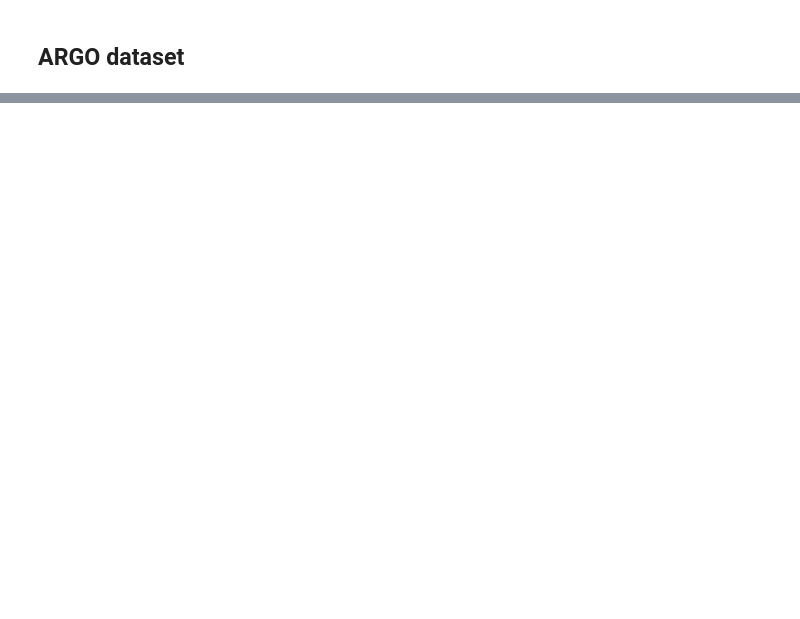
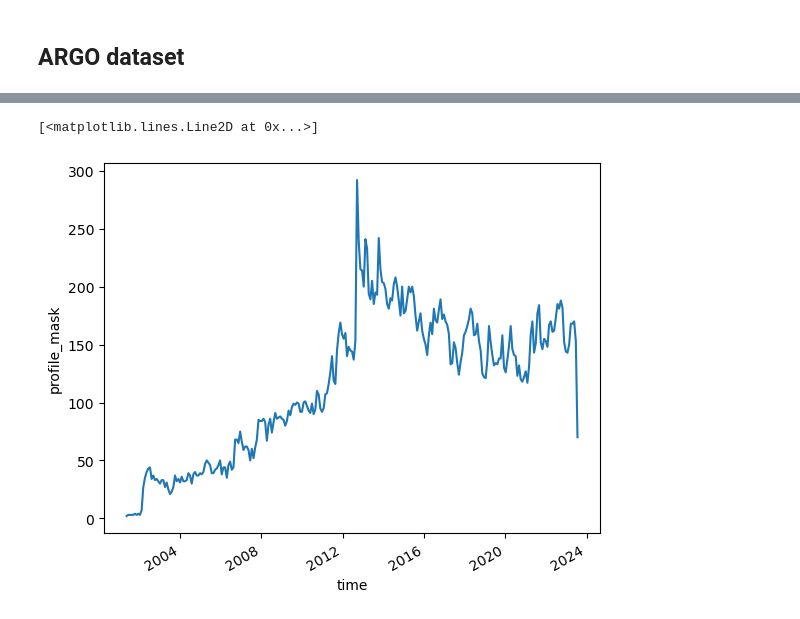
Before and after one commit to ywoelker/rapid-geostrophic-reconstruction, a Jupyter notebook: rapid_umo_reconstruction/04_dataset_creation.ipynb, the cells around one changed output, grey strips where cells are left out. Cells and saved outputs as stored; diff of their text form; code cells hidden in the pictures; blank space fills up the shorter version.

Commit message:
finished argo dataset

```diff
--- a/rapid_umo_reconstruction/04_dataset_creation.ipynb
+++ b/rapid_umo_reconstruction/04_dataset_creation.ipynb
@@ -20,6 +20,10 @@ create_numpy_dataset('ds_pos_obs_std', 't_umo_obs', temporal_resample='10D')
 create_numpy_dataset('ds_pos_sim_miss_std', 't_umo_sim_miss', temporal_resample='10D')
 # %% [markdown]
 ## ARGO dataset
+# %%
+import xarray as xr
+file_name_moorings = 'ds_pos_obs'
+ds_pos_obs = xr.open_dataset(f'../rapid-geostrophic-reconstruction/data/{file_name_moorings}.nc')
 # %%
 from pathlib import Path
 
@@ -68,6 +31,0 @@ array([ 1.,  1., nan,  1., nan,  1.,  1.,  1.,  1.,  1.,  1.,  1.,  1.,
-# %%
-times = []
-
-for file in list_of_files:
-    ds = open_dataset(file)
-    times.append(ds.TIME.data)
@@ -132,18 +31,0 @@ AttributeError: 'numpy.ndarray' object has no attribute 'to_dataframe'
-# %%
-times = []
-
-for file in list_of_files:
-    ds = open_dataset(file)
-
-    ds["TIME"] = ds.TIME.dt.floor('D')
-
-
-    times.append(ds.TIME.data)
-
-
-unique_times, counts = np.unique(np.concatenate(times), return_counts=True)
-
-max_count = counts.max()
-
-
-print(max_count )
@@ -162,0 +32,13 @@ ds_argo.isel(TIME = 0).drop_vars('PRES').assign_coords(DEPTH = ds_argo.PRES.isel
+# %%
+import gsw
+def add_ct_and_rho(ds_pos):
+
+    ds_pos["ct"] = gsw.conversions.CT_from_t(ds_pos.salinity, ds_pos.temperature, ds_pos.pressure)
+    ds_pos["ct"].attrs["long_name"] = "Conservative Temperature"
+    ds_pos["ct"].attrs["units"] = "degC"
+
+    ds_pos["rho"] = gsw.density.rho(ds_pos.salinity, ds_pos.ct, ds_pos.pressure)
+    ds_pos["rho"].attrs["long_name"] = "Density"
+    ds_pos["rho"].attrs["units"] = "kg/m3"
+
+    return ds_pos
@@ -162,0 +192,5 @@ ds_argo.isel(TIME = 0).drop_vars('PRES').assign_coords(DEPTH = ds_argo.PRES.isel
+# %%
+ds_argo_merged.profile_mask.sum('pos').plot()
+# %% [output]
+[<matplotlib.lines.Line2D at 0x...>]
+[figure, added]
```
Also changed, not shown: parts of 18 cells of this notebook.
